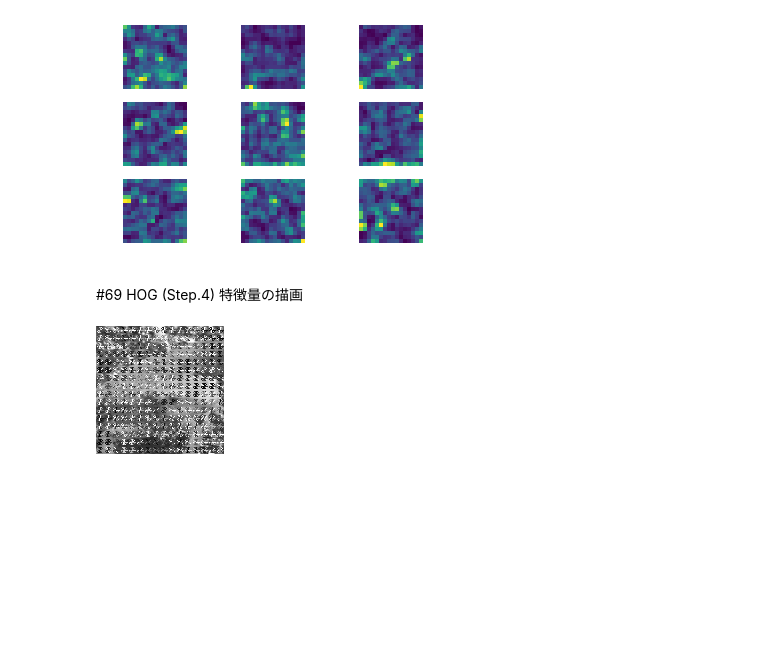
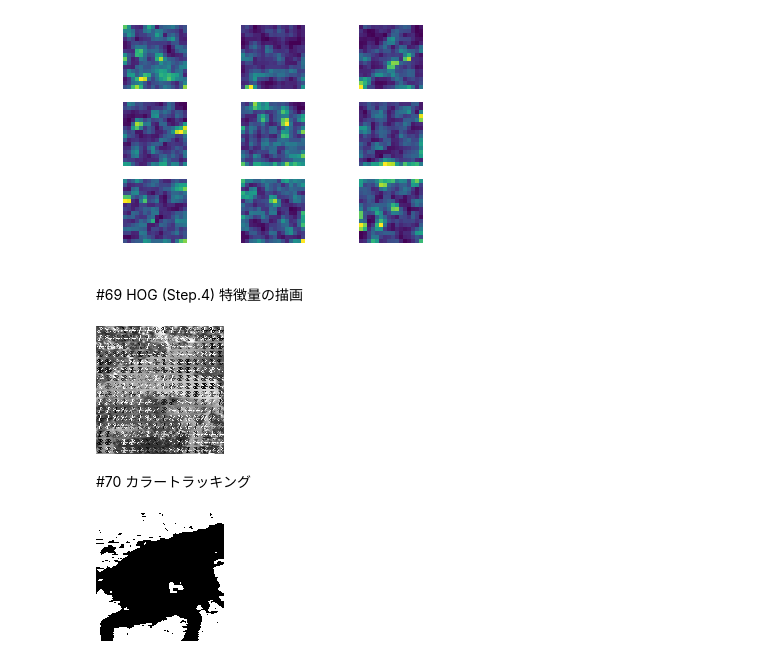
Before and after one commit to katoyu/image-processing-100training, a Jupyter notebook: 画像処理100本ノック61_70.ipynb, the cells around one changed output. Saved outputs shown, nothing was run; the diff lists cells and outputs as text; code cells hidden in the pictures; blank space fills up the shorter version.

```diff
--- a/画像処理100本ノック61_70.ipynb
+++ b/画像処理100本ノック61_70.ipynb
@@ -600,3 +600,41 @@ for y in range(HH):
 cv2_imshow(out)
 # %% [output]
 [figure]
+# %% [markdown]
+#70 カラートラッキング
+# %%
+import cv2
+import numpy as np
+
+img = cv2.imread("imori.jpg").astype(np.float32) / 255.
+
+out = np.zeros_like(img)
+
+max_v = np.max(img, axis=2).copy()
+min_v = np.min(img, axis=2).copy()
+min_arg = np.argmin(img, axis=2)
+
+H = np.zeros_like(max_v)
+
+H[np.where(max_v == min_v)] = 0
+##if min == B
+ind = np.where(min_arg==0)
+H[ind] = 60 * (img[..., 1][ind] - img[..., 2][ind]) / (max_v[ind] - min_v[ind]) + 60
+##if min == G
+ind = np.where(min_arg==2)
+H[ind] = 60 * (img[..., 0][ind] - img[..., 1][ind]) / (max_v[ind] - min_v[ind]) + 180
+##if min == R
+ind = np.where(min_arg==1)
+H[ind] = 60 * (img[..., 2][ind] - img[..., 0][ind]) / (max_v[ind] - min_v[ind]) + 300
+
+V = max_v.copy()
+S = max_v.copy() - min_v.copy()
+
+#color tracking
+mask = np.zeros_like(H)
+mask[np.where((H>180) & (H<260))] = 255
+out = mask.astype(np.uint8)
+
+cv2_imshow(out)
+# %% [output]
+[figure, added]
```
Also changed, not shown: parts of 1 cell of this notebook.
